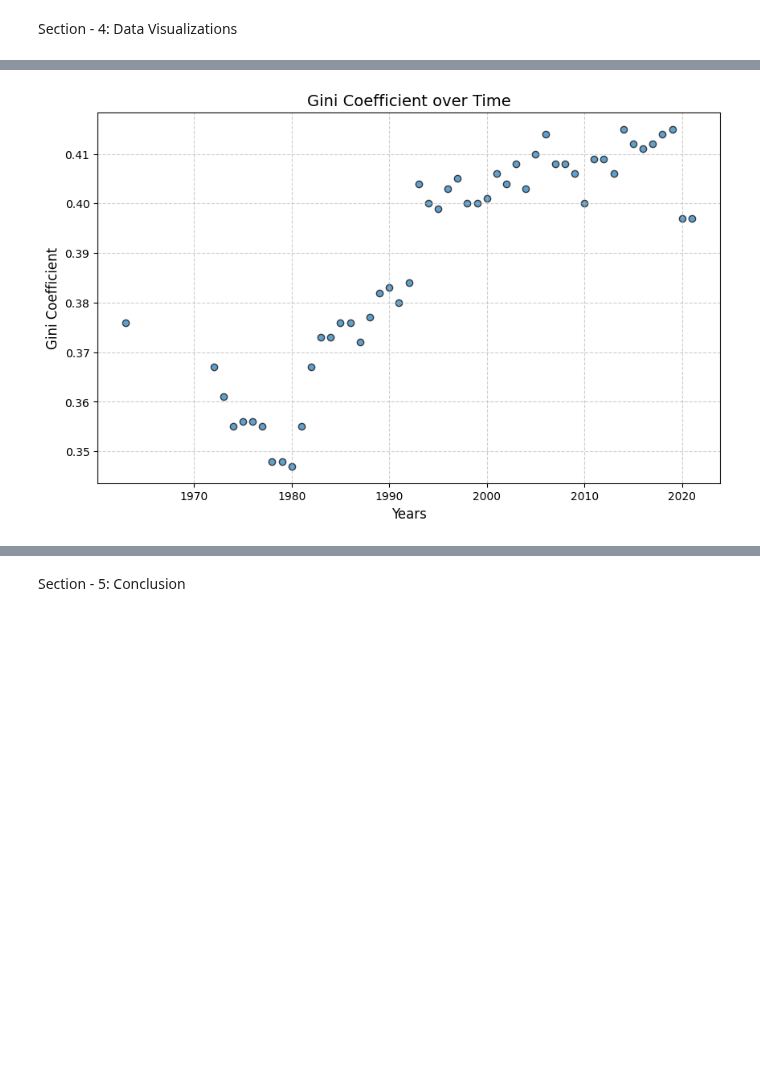
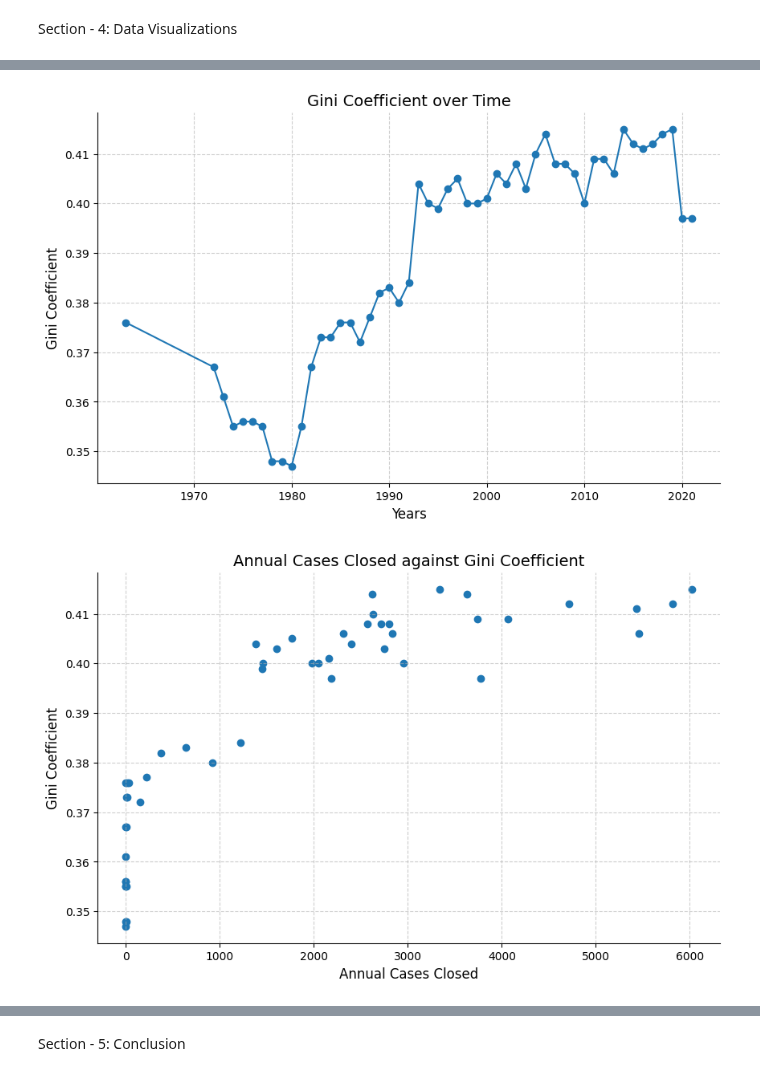
Before and after one commit to Sai0472003/PatentLitigation_Impact, a Jupyter notebook: Project1.ipynb, the cells around one changed output, grey strips where cells are left out. Cells and saved outputs as stored; diff of their text form; code cells hidden in the pictures; blank space fills up the shorter version.

```diff
--- a/Project1.ipynb
+++ b/Project1.ipynb
@@ -218,10 +217,21 @@ Section - 4: Data Visualizations
 # %%
 plt.figure(figsize=(10, 6))
-plt.scatter(complete_merged['year'], complete_merged['gini']/100, alpha=0.7, edgecolor='k')
+plt.plot(complete_merged.index, complete_merged['Gini Coeff.'],  marker='o', linestyle='-')
 plt.title(f'Gini Coefficient over Time', fontsize=14)
 plt.xlabel('Years', fontsize=12)
 plt.ylabel('Gini Coefficient', fontsize=12)
 plt.grid(True, linestyle='--', alpha=0.6)
+plt.gca().spines[['top', 'right']].set_visible(False)
 plt.show()
+
+plt.figure(figsize=(10, 6))
+plt.scatter(complete_merged['cases_closed'], complete_merged['Gini Coeff.'])
+plt.title(f'Annual Cases Closed against Gini Coefficient', fontsize=14)
+plt.xlabel('Annual Cases Closed', fontsize=12)
+plt.ylabel('Gini Coefficient', fontsize=12)
+plt.grid(True, linestyle='--', alpha=0.6)
+plt.gca().spines[['top', 'right']].set_visible(False)
+plt.show()
 # %% [output]
-[figure, old version]
+[figure, new version]
+[figure, added]
```
Also changed, not shown: parts of 7 cells of this notebook.
